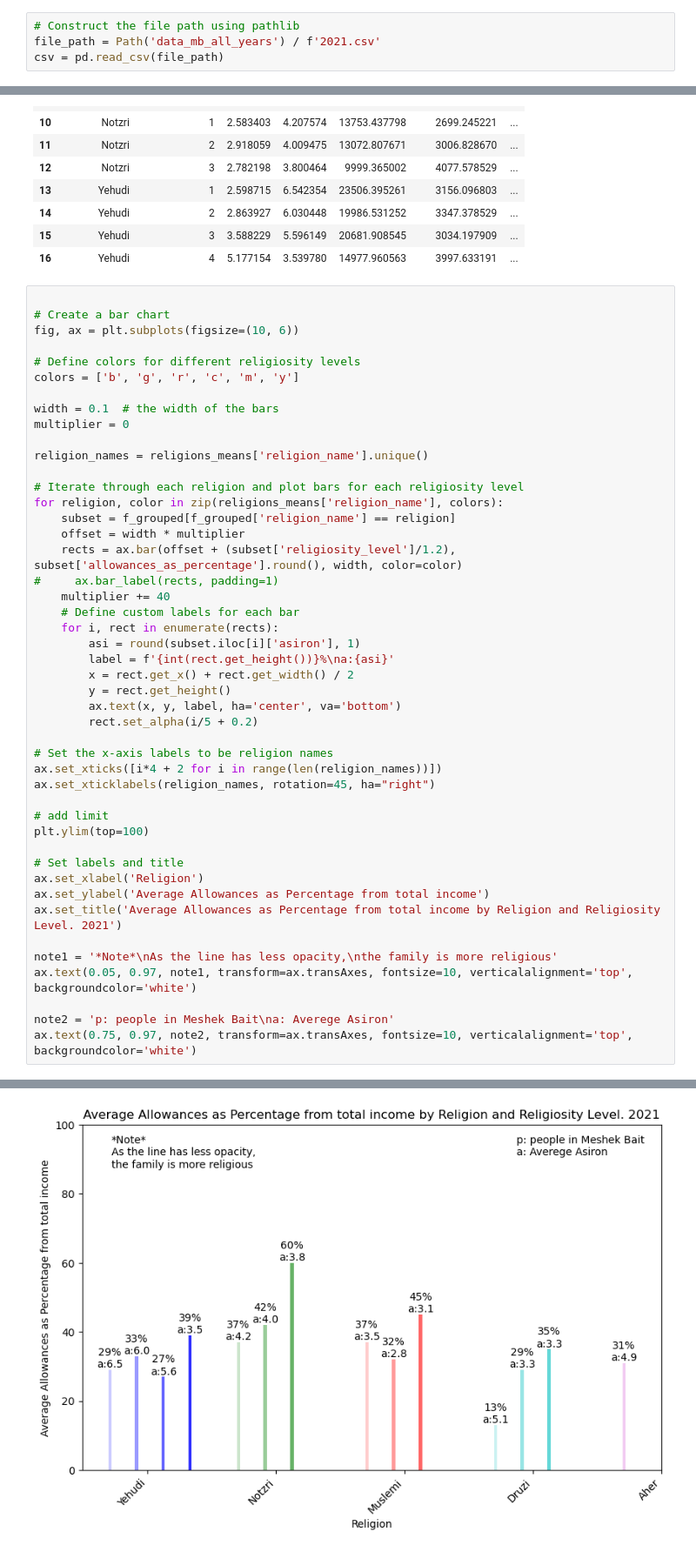
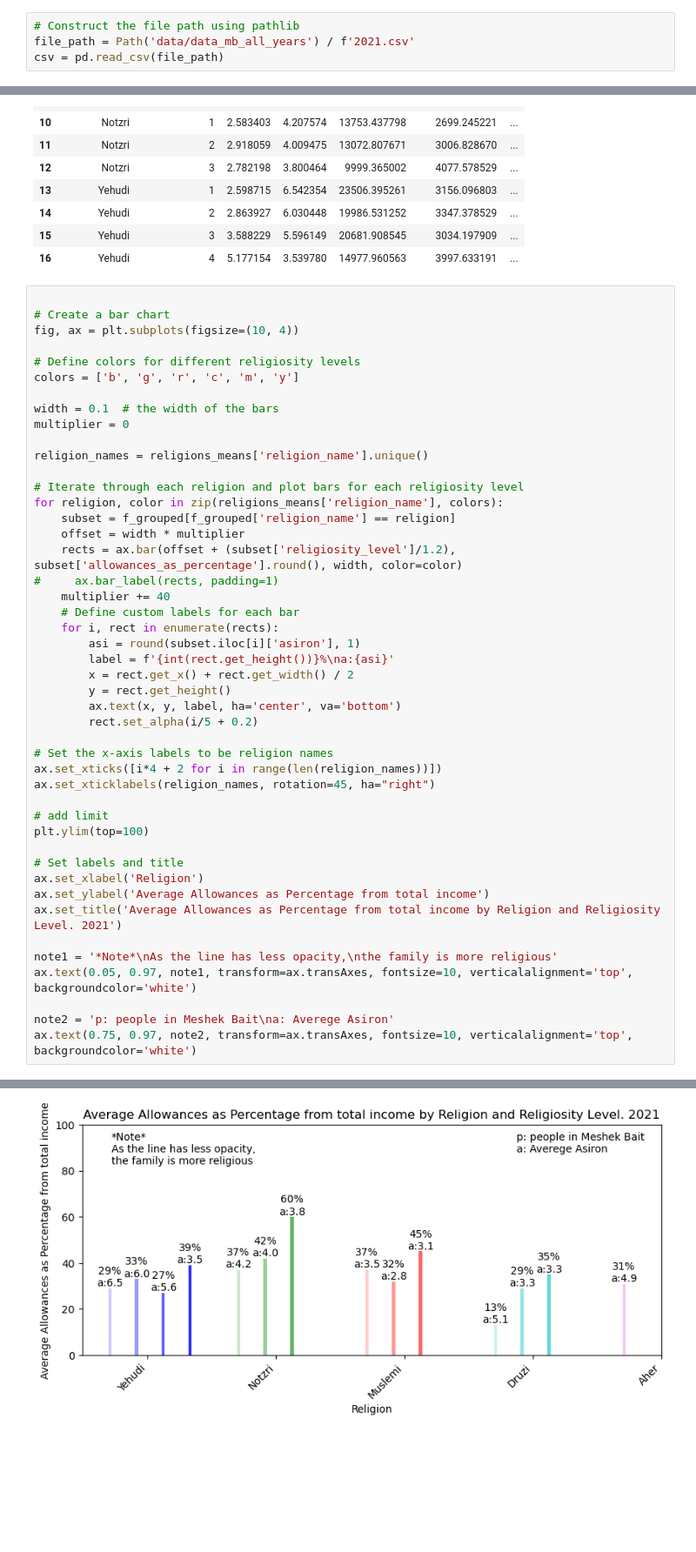
Before and after one commit to eladreuveni/Lamas, a Jupyter notebook: allowences_21.ipynb, the cells around one changed output, grey strips where cells are left out. Shown: that part at 87% size. Saved outputs shown, nothing was run; the diff lists cells and outputs as text; blank space fills up the shorter version.

```diff
--- a/allowences_21.ipynb
+++ b/allowences_21.ipynb
@@ -6,7 +6,7 @@ import seaborn as sns
 from pathlib import Path
 # %%
 # Construct the file path using pathlib
-file_path = Path('data_mb_all_years') / f'2021.csv'
+file_path = Path('data/data_mb_all_years') / f'2021.csv'
 csv = pd.read_csv(file_path)
 # %%
 csv
@@ -121,7 +121,7 @@ f_grouped
 # %%
 
 # Create a bar chart
-fig, ax = plt.subplots(figsize=(10, 6))
+fig, ax = plt.subplots(figsize=(10, 4))
 
 # Define colors for different religiosity levels
 colors = ['b', 'g', 'r', 'c', 'm', 'y']
@@ -139,31 +139,31 @@ for religion, color in zip(religions_means['religion_name'], colors):
 #     ax.bar_label(rects, padding=1)
     multiplier += 40
     # Define custom labels for each bar
     for i, rect in enumerate(rects):
         asi = round(subset.iloc[i]['asiron'], 1)
         label = f'{int(rect.get_height())}%\na:{asi}'
         x = rect.get_x() + rect.get_width() / 2
         y = rect.get_height()
         ax.text(x, y, label, ha='center', va='bottom')
         rect.set_alpha(i/5 + 0.2)
 
 # Set the x-axis labels to be religion names
 ax.set_xticks([i*4 + 2 for i in range(len(religion_names))])
 ax.set_xticklabels(religion_names, rotation=45, ha="right")
 
 # add limit
 plt.ylim(top=100)
 
 # Set labels and title
 ax.set_xlabel('Religion')
 ax.set_ylabel('Average Allowances as Percentage from total income')
 ax.set_title('Average Allowances as Percentage from total income by Religion and Religiosity Level. 2021')
 
 note1 = '*Note*\nAs the line has less opacity,\nthe family is more religious'
 ax.text(0.05, 0.97, note1, transform=ax.transAxes, fontsize=10, verticalalignment='top', backgroundcolor='white')
 
 note2 = 'p: people in Meshek Bait\na: Averege Asiron'
 ax.text(0.75, 0.97, note2, transform=ax.transAxes, fontsize=10, verticalalignment='top', backgroundcolor='white')
 # %% [output]
 Text(0.75, 0.97, 'p: people in Meshek Bait\na: Averege Asiron')
-[figure, old version]
+[figure, new version]
```
Also changed, not shown: parts of 1 cell of this notebook, 33 other files.
